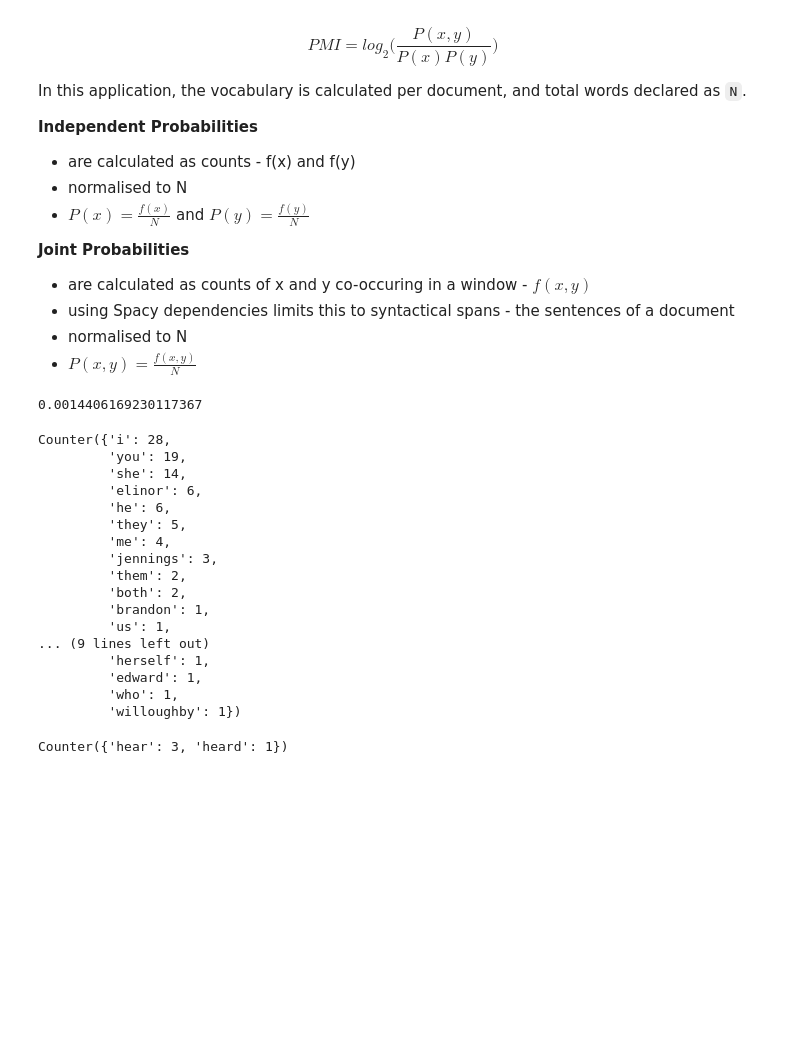
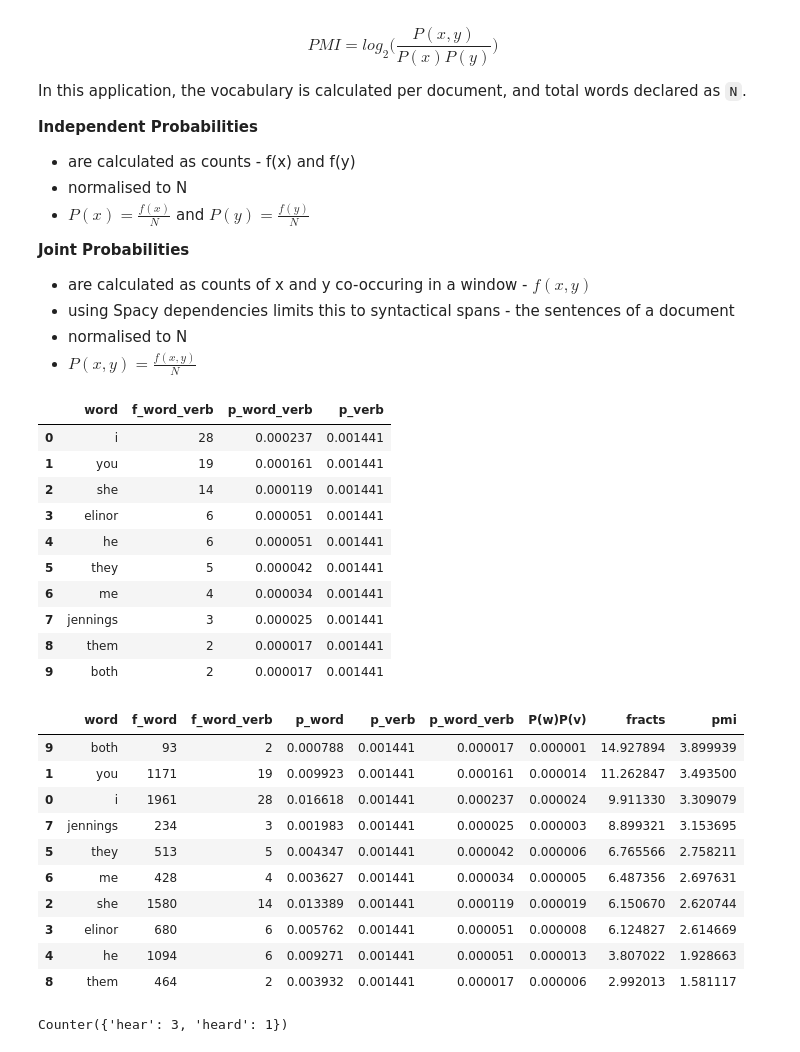
Before and after one commit to Birkbeck/nlp-coursework-2024-25-G-f49uM-1, a Jupyter notebook: Outline.ipynb, the cells around one changed output. Drawn from its saved outputs; the diff is of its cells as text; code cells hidden in the pictures; blank space fills up the shorter version.

```diff
--- a/Outline.ipynb
+++ b/Outline.ipynb
@@ -394,7 +389,3 @@ df_s[['subject', 'verb']] = df_s['pairs'].str.split(',', expand=True)
-# %%
-verb_prob
-# %% [output]
-0.0014406169230117367
 # %%
 
 def subjects_by_verb_count(doc, verb, trim_singles=True, n=10):
@@ -413,23 +404,29 @@ def subjects_by_verb_count(doc, verb, trim_singles=True, n=10):
 
     return  subject_text
 subject_counts = subjects_by_verb_count(doc, verb='hear')
+# %%
+# doc=df['docs'][0]
+all_word_freq = freq_counter_dict_words(doc)
+N = sum(all_word_freq.values()) # unique word total (N)
+verb_counts = get_verbs(doc)
+verb_f = sum(verb_counts.values()) # consider the verbs as a single verb (as we are treating 'hear' as tense-insensitive)
+verb_prob = verb_f / N
 # %%
-Counter([s for s, v in subject_counts])
+top_ten = Counter([s for s, v in subject_counts]).most_common()[:10]
+df_c = pd.DataFrame(data=top_ten, columns=['word', 'f_word_verb'])
+df_c['p_word_verb'] = df_c['f_word_verb']/N
+df_c['p_verb'] = verb_prob
+
+df_c
 # %% [output]
-Counter({'i': 28,
-         'you': 19,
-         'she': 14,
-         'elinor': 6,
-         'he': 6,
-         'they': 5,
-         'me': 4,
-         'jennings': 3,
-         'them': 2,
-         'both': 2,
-         'brandon': 1,
-         'us': 1,
-... (9 lines left out)
-         'herself': 1,
-         'edward': 1,
-         'who': 1,
-         'willoughby': 1})
+|  | word | f_word_verb | p_word_verb | p_verb |
+| 0 | i | 28 | 0.000237 | 0.001441 |
+| 1 | you | 19 | 0.000161 | 0.001441 |
+| 2 | she | 14 | 0.000119 | 0.001441 |
+| 3 | elinor | 6 | 0.000051 | 0.001441 |
+| 4 | he | 6 | 0.000051 | 0.001441 |
+| 5 | they | 5 | 0.000042 | 0.001441 |
+| 6 | me | 4 | 0.000034 | 0.001441 |
+| 7 | jennings | 3 | 0.000025 | 0.001441 |
+| 8 | them | 2 | 0.000017 | 0.001441 |
+| 9 | both | 2 | 0.000017 | 0.001441 |
@@ -440,3 +433,33 @@ Counter([s for s, v in subjects_by_verb_count(doc, verb='hear')]).values()
+# %%
+def apply_log2(x):
+    return log2(x)
+
+''' work in progress - to go into a function
+and possibly tidy the rest of functions
+'''
+df_c['f_word'] = df_c['word'].map(all_word_freq)
+
+df_c['p_word'] = df_c['f_word'] / N
+df_c = df_c[['word', 'f_word', 'f_word_verb', 'p_word','p_verb', 'p_word_verb']] # ~ reorder
+df_c['P(w)P(v)'] = df_c['p_word']*df_c['p_verb'] #~ product of independent
+df_c['fracts'] = df_c['p_word_verb'] / df_c['P(w)P(v)'] # ~ joint probabilities scaled to product of independents
+
+df_c['pmi'] = df_c['fracts'].apply(lambda x: apply_log2(x)) #~ apply log2 to result for pmi
+df_c = df_c.sort_values('pmi', ascending=False) #~ return ordered (descending)
+# %%
+df_c
+# %% [output]
+|  | word | f_word | f_word_verb | p_word | p_verb | p_word_verb | P(w)P(v) | fracts | pmi |
+| 9 | both | 93 | 2 | 0.000788 | 0.001441 | 0.000017 | 0.000001 | 14.927894 | 3.899939 |
+| 1 | you | 1171 | 19 | 0.009923 | 0.001441 | 0.000161 | 0.000014 | 11.262847 | 3.493500 |
+| 0 | i | 1961 | 28 | 0.016618 | 0.001441 | 0.000237 | 0.000024 | 9.911330 | 3.309079 |
+| 7 | jennings | 234 | 3 | 0.001983 | 0.001441 | 0.000025 | 0.000003 | 8.899321 | 3.153695 |
+| 5 | they | 513 | 5 | 0.004347 | 0.001441 | 0.000042 | 0.000006 | 6.765566 | 2.758211 |
+| 6 | me | 428 | 4 | 0.003627 | 0.001441 | 0.000034 | 0.000005 | 6.487356 | 2.697631 |
+| 2 | she | 1580 | 14 | 0.013389 | 0.001441 | 0.000119 | 0.000019 | 6.150670 | 2.620744 |
+| 3 | elinor | 680 | 6 | 0.005762 | 0.001441 | 0.000051 | 0.000008 | 6.124827 | 2.614669 |
+| 4 | he | 1094 | 6 | 0.009271 | 0.001441 | 0.000051 | 0.000013 | 3.807022 | 1.928663 |
+| 8 | them | 464 | 2 | 0.003932 | 0.001441 | 0.000017 | 0.000006 | 2.992013 | 1.581117 |
 # %%
 get_verbs(df['docs'][0], verb='hear')
 
```
Also changed, not shown: parts of 4 cells of this notebook.
